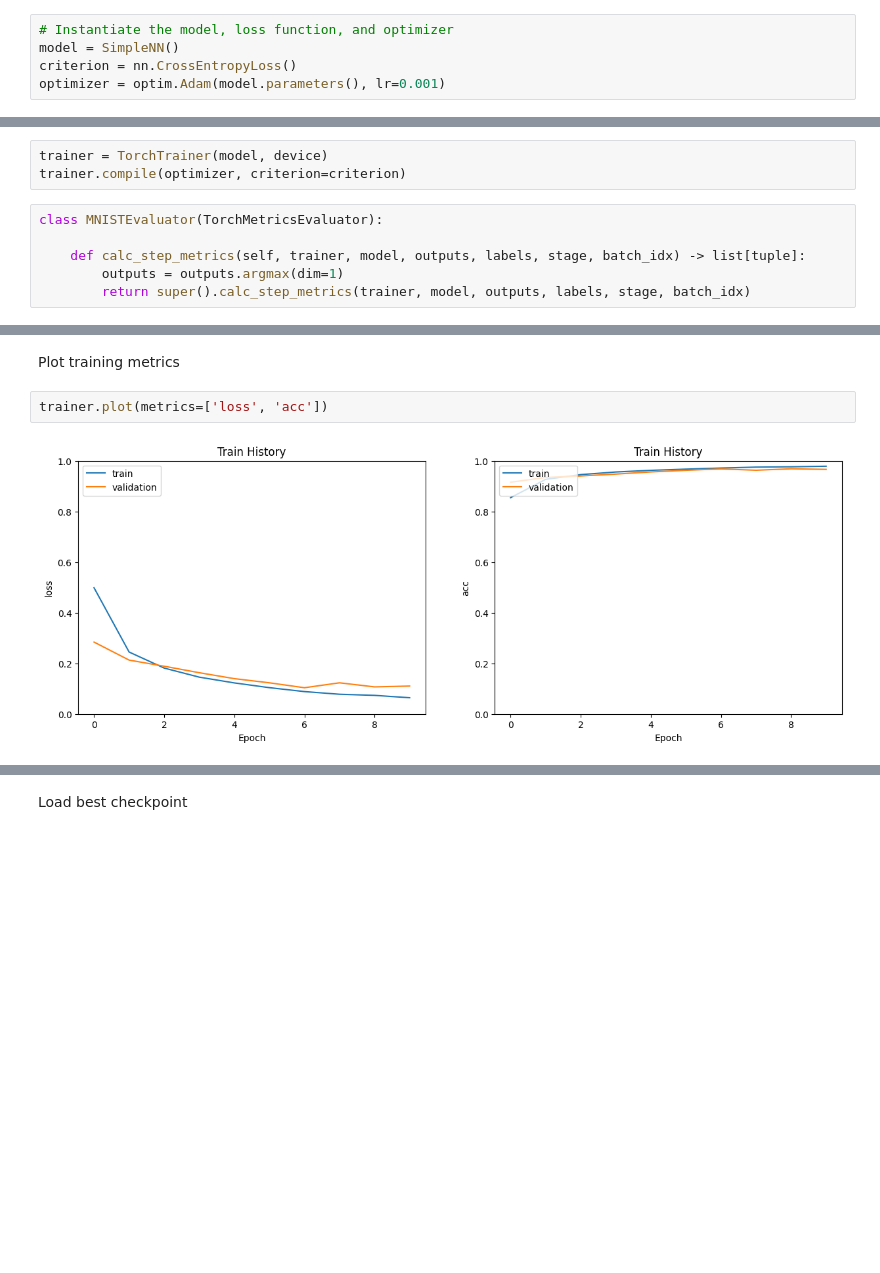
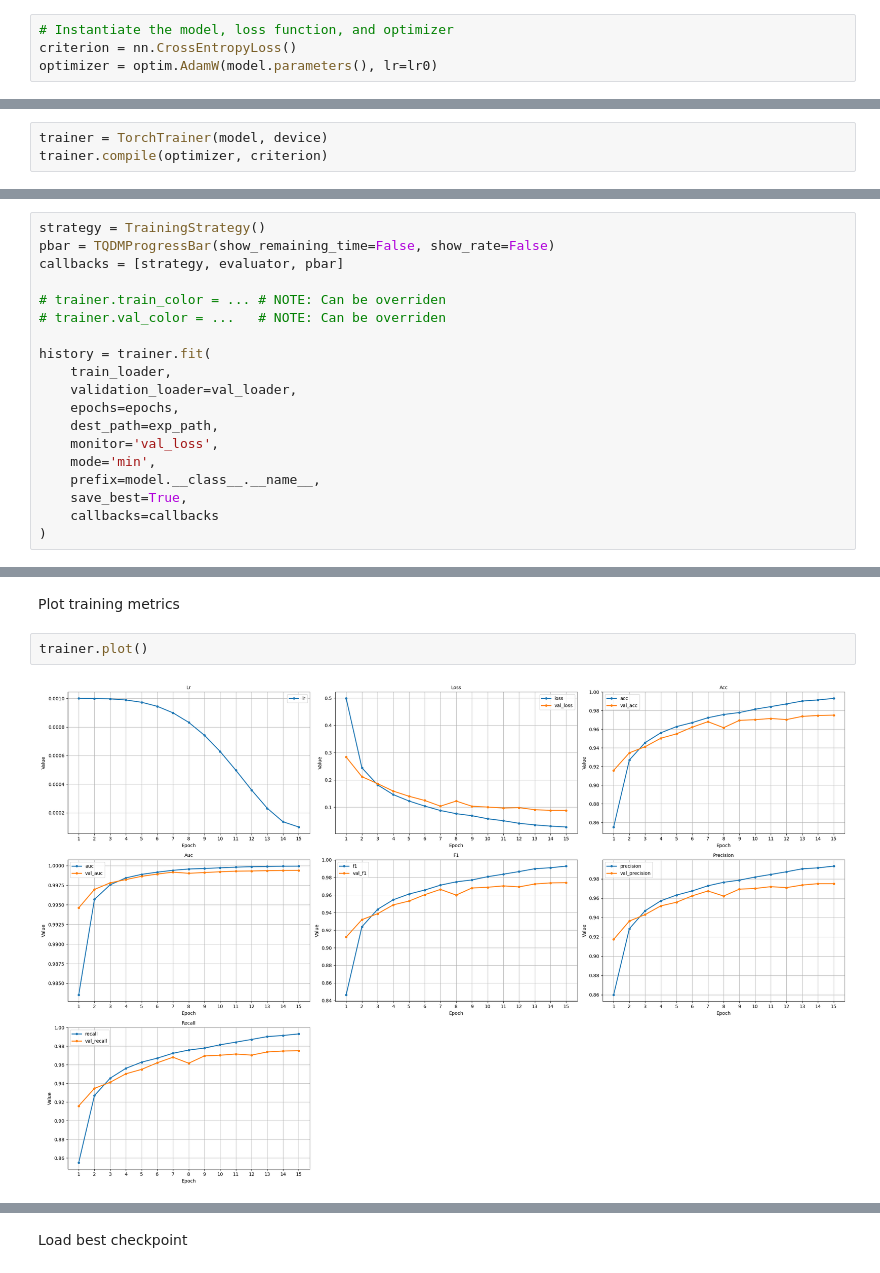
Before and after one commit to pgmesa/flamekit, a Jupyter notebook: examples/mnist_example.ipynb, the cells around one changed output, grey strips where cells are left out. Drawn from its saved outputs; the diff is of its cells as text; blank space fills up the shorter version.

Commit message:
Improve trainer compartmentalization, plotting functionalities and metrics logging and saving

```diff
--- a/examples/mnist_example.ipynb
+++ b/examples/mnist_example.ipynb
@@ -83,16 +101,9 @@ class SimpleNN(nn.Module):
 # %%
 # Instantiate the model, loss function, and optimizer
-model = SimpleNN()
 criterion = nn.CrossEntropyLoss()
-optimizer = optim.Adam(model.parameters(), lr=0.001)
+optimizer = optim.AdamW(model.parameters(), lr=lr0)
 # %% [markdown]
 Train Model
 # %%
 trainer = TorchTrainer(model, device)
-trainer.compile(optimizer, criterion=criterion)
+trainer.compile(optimizer, criterion)
-# %%
-class MNISTEvaluator(TorchMetricsEvaluator):
-
-    def calc_step_metrics(self, trainer, model, outputs, labels, stage, batch_idx) -> list[tuple]:
-        outputs = outputs.argmax(dim=1)
-        return super().calc_step_metrics(trainer, model, outputs, labels, stage, batch_idx)
@@ -140,0 +158,19 @@ Epoch 6/10: 100% |████████████████████
+# %%
+strategy = TrainingStrategy()
+pbar = TQDMProgressBar(show_remaining_time=False, show_rate=False)
+callbacks = [strategy, evaluator, pbar]
+
+# trainer.train_color = ... # NOTE: Can be overriden
+# trainer.val_color = ...   # NOTE: Can be overriden
+
+history = trainer.fit(
+    train_loader,
+    validation_loader=val_loader,
+    epochs=epochs,
+    dest_path=exp_path,
+    monitor='val_loss',
+    mode='min',
+    prefix=model.__class__.__name__,
+    save_best=True,
+    callbacks=callbacks
+)
@@ -141,7 +191,7 @@ Epoch 6/10: 100% |████████████████████
 # %% [markdown]
 Plot training metrics
 # %%
-trainer.plot(metrics=['loss', 'acc'])
+trainer.plot()
 # %% [output]
-[figure, old version]
+[figure, new version]
 # %%
```
Also changed, not shown: parts of 12 cells of this notebook, 10 other files.
